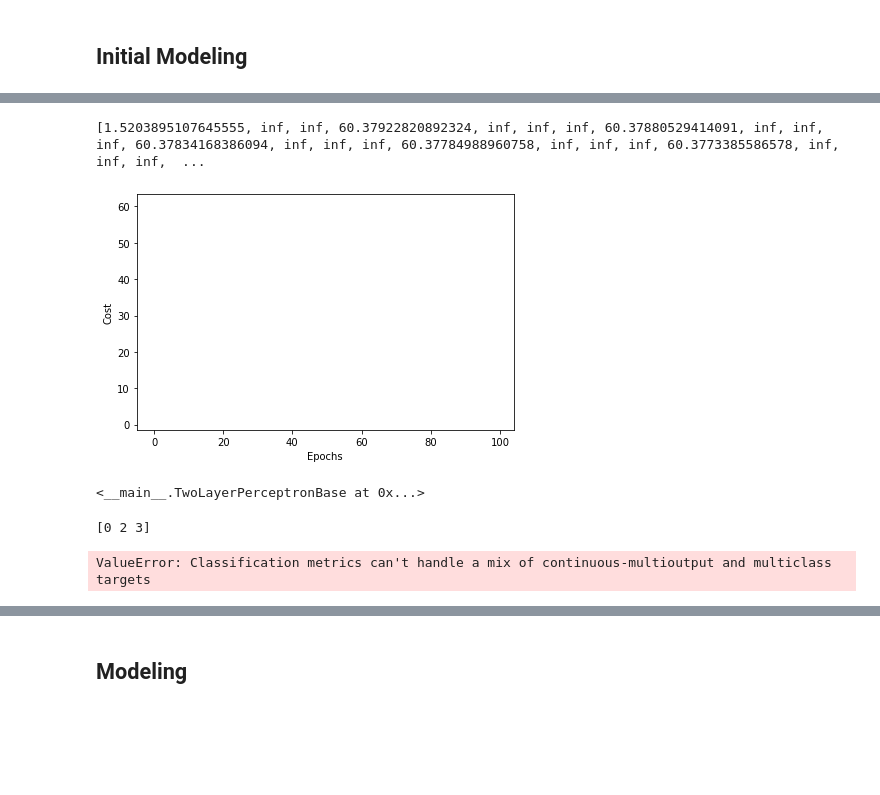
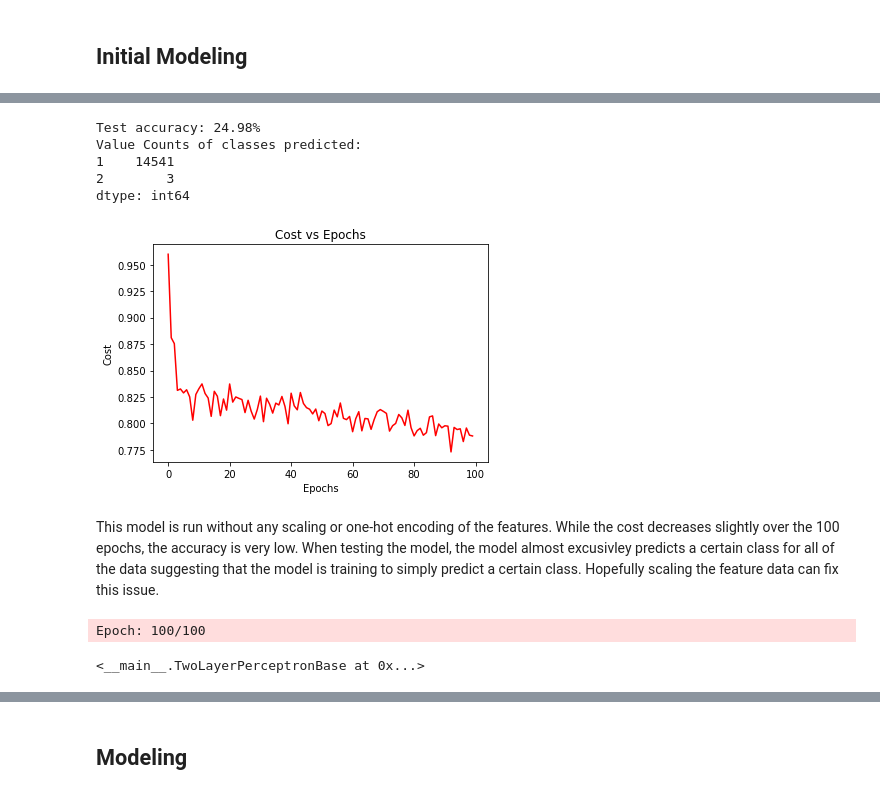
Before and after one commit to RayaanJIrani/MLLab4MultiLayerPerceptron, a Jupyter notebook: main.ipynb, the cells around one changed output, grey strips where cells are left out. Drawn from its saved outputs; the diff is of its cells as text; code cells hidden in the pictures; blank space fills up the shorter version.

Commit message:
Working model now

```diff
--- a/main.ipynb
+++ b/main.ipynb
@@ -261,7 +261,11 @@ class TwoLayerPerceptronBase(object):
 
         return self
 # %%
-model1 = TwoLayerPerceptronBase(epochs=100)
+hyper_params = {'n_hidden': 30,
+            'C': 0.1, 'epochs': 100, 'eta': 0.001,
+            'alpha': 0.001, 'decrease_const': 1e-5, 'minibatches': 50,
+            'shuffle': True, 'random_state': 1}
+model1 = TwoLayerPerceptronBase(**hyper_params)
 model1.fit(X_train,y_train,print_progress=1,XY_test=(X_test,y_test))
 # %% [output]
 Epoch: 100/100
@@ -282,33 +273,34 @@ plt.show()
-# %%
-cost_avgs = [np.mean(x) for x in model1.cost_]
-#print(model1.cost_)
-print(cost_avgs)
-# %% [output]
-[1.5203895107645555, inf, inf, 60.37922820892324, inf, inf, inf, 60.37880529414091, inf, inf, inf, 60.37834168386094, inf, inf, inf, 60.37784988960758, inf, inf, inf, 60.3773385586578, inf, inf, inf,  ...
-# %%
-plt.plot(range(len(cost_avgs)), cost_avgs, color='red')
-plt.ylabel('Cost')
-plt.xlabel('Epochs')
-plt.tight_layout()
-plt.show()
-# %% [output]
-[figure, removed]
+# %%
+y_pred = model1.predict(X_test)
+print('Test accuracy: %.2f%%' % (accuracy_score(y_test, y_pred)*100))
+# print out the value counts of each item in y_pred:
+print("Value Counts of classes predicted: ")
+print(pd.Series(y_pred).value_counts())
+cost_avgs = np.mean(model1.cost_,axis=1)
+plt.plot(range(len(cost_avgs)), cost_avgs, color='red')
+plt.ylabel('Cost')
+plt.xlabel('Epochs')
+plt.title('Cost vs Epochs')
+plt.show()
+# %% [output]
+Test accuracy: 24.98%
+Value Counts of classes predicted:
+1    14541
+2        3
+dtype: int64
+[figure, added]
+# %% [markdown]
+This model is run without any scaling or one-hot encoding of the features. While the cost decreases slightly over the 100 epochs, the accuracy is very low. When testing the model, the model almost excusivley predicts a certain class for all of the data suggesting that the model is training to simply predict a certain class. Hopefully scaling the feature data can fix this issue.
 # %%
-# Scale the X_train and X_test data
+# Scaling the feature data that is fit X_train data
 scaler = preprocessing.StandardScaler().fit(X_train)
 X_train_scl = scaler.transform(X_train)
 X_test_scl = scaler.transform(X_test)
 
-model2 = TwoLayerPerceptronBase(epochs=100)
+# Running with the same hyperparameters as above
+model2 = TwoLayerPerceptronBase(**hyper_params)
 model2.fit(X_train_scl,y_train,print_progress=1,XY_test=(X_test_scl,y_test))
 # %% [output]
-<__main__.TwoLayerPerceptronBase at 0x...>
+Epoch: 100/100
+<__main__.TwoLayerPerceptronBase at 0x...>
-# %%
-y_pred_scl = model2.predict(X_test_scl)
-# number of unique items in y_pred
-print(np.unique(y_pred_scl))
-print('Test accuracy: %.2f%%' % (accuracy_score(X_test_scl, y_pred_scl)*100))
-# %% [output]
-[0 2 3]
-ValueError: Classification metrics can't handle a mix of continuous-multioutput and multiclass targets
 # %%
```
Also changed, not shown: parts of 5 cells of this notebook, 1 other file.
